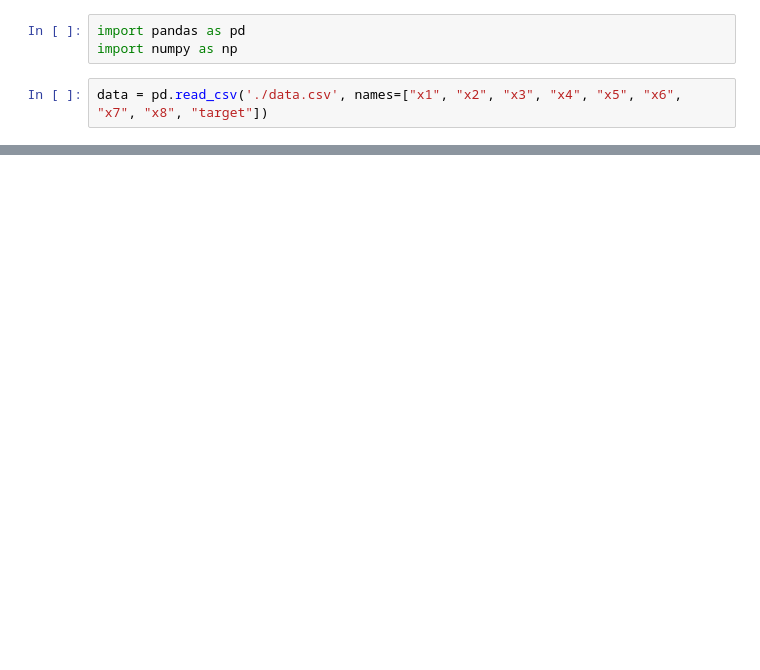
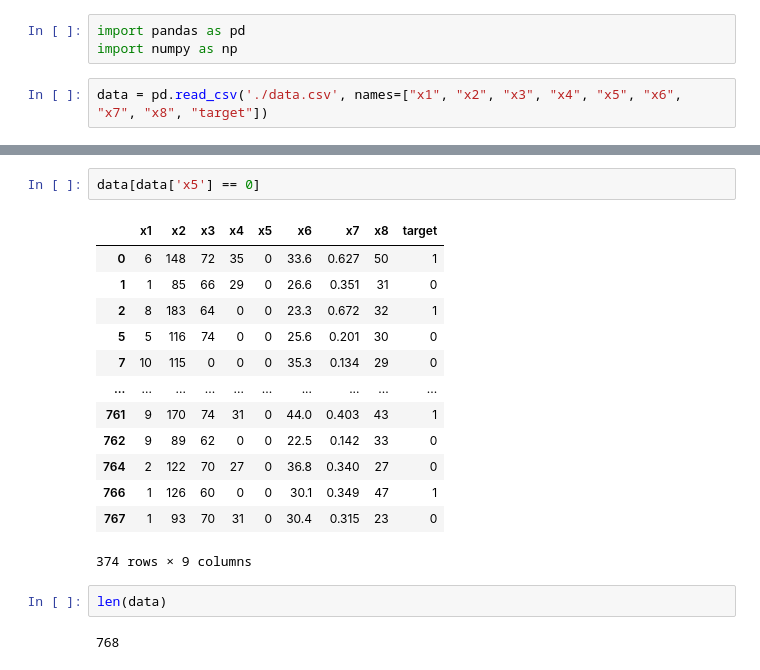
Before and after one commit to MohammadMahdiS/ML_Intro_Project, a Jupyter notebook: 11/11.ipynb, the cells around one changed output, grey strips where cells are left out. Cells and saved outputs as stored; diff of their text form; blank space fills up the shorter version.

```diff
--- a/11/11.ipynb
+++ b/11/11.ipynb
@@ -21,0 +89,20 @@ data
+# %%
+data[data['x5'] == 0]
+# %% [output]
+|  | x1 | x2 | x3 | x4 | x5 | x6 | x7 | x8 | target |
+| 0 | 6 | 148 | 72 | 35 | 0 | 33.6 | 0.627 | 50 | 1 |
+| 1 | 1 | 85 | 66 | 29 | 0 | 26.6 | 0.351 | 31 | 0 |
+| 2 | 8 | 183 | 64 | 0 | 0 | 23.3 | 0.672 | 32 | 1 |
+| 5 | 5 | 116 | 74 | 0 | 0 | 25.6 | 0.201 | 30 | 0 |
+| 7 | 10 | 115 | 0 | 0 | 0 | 35.3 | 0.134 | 29 | 0 |
+| ... | ... | ... | ... | ... | ... | ... | ... | ... | ... |
+| 761 | 9 | 170 | 74 | 31 | 0 | 44.0 | 0.403 | 43 | 1 |
+| 762 | 9 | 89 | 62 | 0 | 0 | 22.5 | 0.142 | 33 | 0 |
+| 764 | 2 | 122 | 70 | 27 | 0 | 36.8 | 0.340 | 27 | 0 |
+| 766 | 1 | 126 | 60 | 0 | 0 | 30.1 | 0.349 | 47 | 1 |
+| 767 | 1 | 93 | 70 | 31 | 0 | 30.4 | 0.315 | 23 | 0 |
+374 rows × 9 columns
+# %%
+len(data)
+# %% [output]
+768
```
Also changed, not shown: parts of 20 cells of this notebook, 9 other files.
